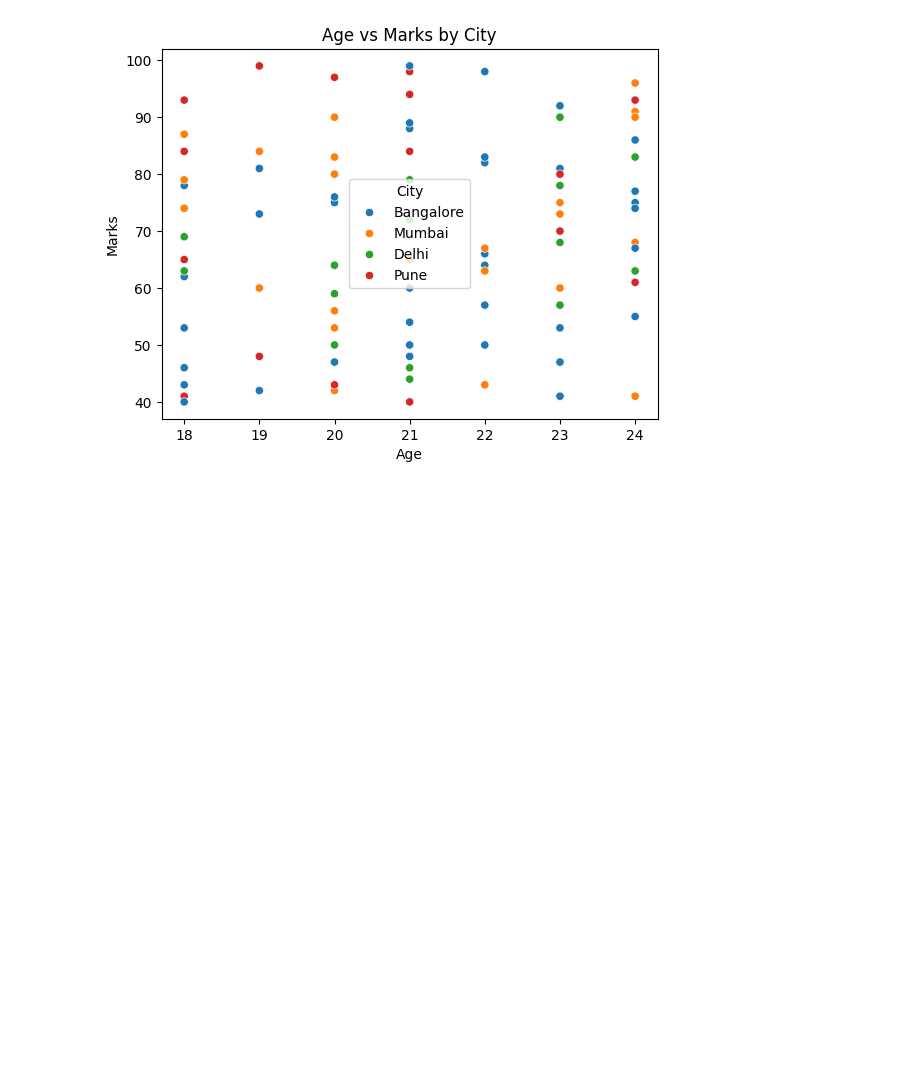
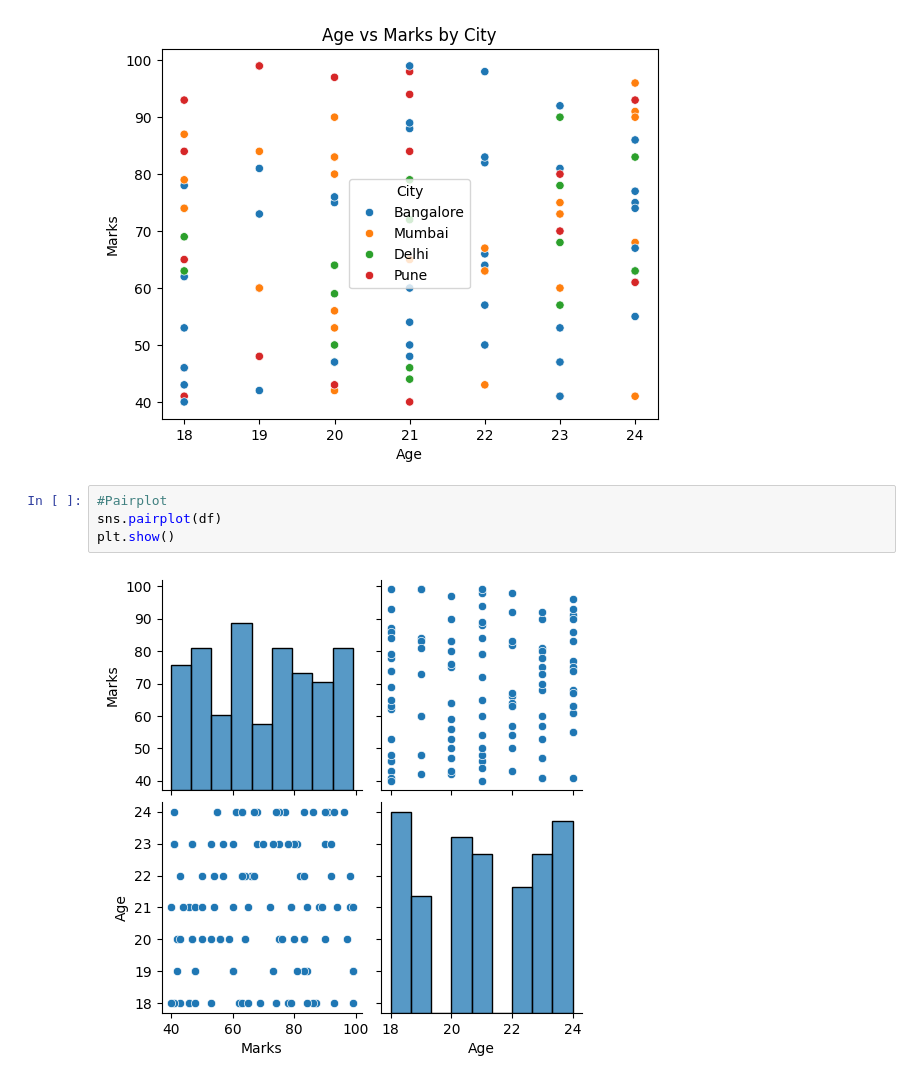
Before and after one commit to sakshi07bhosale/Data-Science, a Jupyter notebook: Exploratory Data Analysis/Day11/practice.ipynb, the cells around one changed output. Cells and saved outputs as stored; diff of their text form; blank space fills up the shorter version.

Commit message:
Pairplot

```diff
--- a/Exploratory Data Analysis/Day11/practice.ipynb
+++ b/Exploratory Data Analysis/Day11/practice.ipynb
@@ -107,3 +107,9 @@ plt.title("Age vs Marks by City")
 plt.show()
 # %% [output]
 [figure]
+# %%
+#Pairplot
+sns.pairplot(df)
+plt.show()
+# %% [output]
+[figure, added]
```
